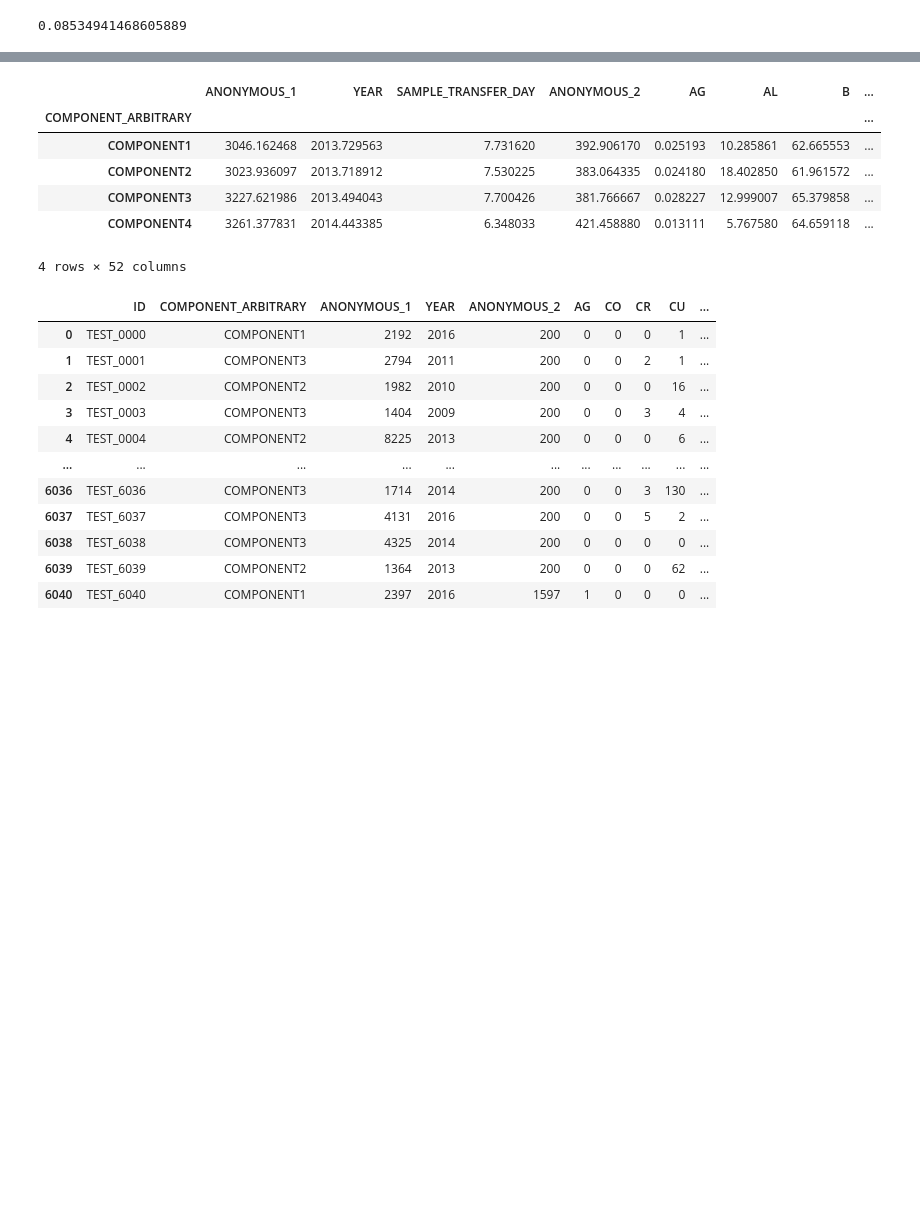
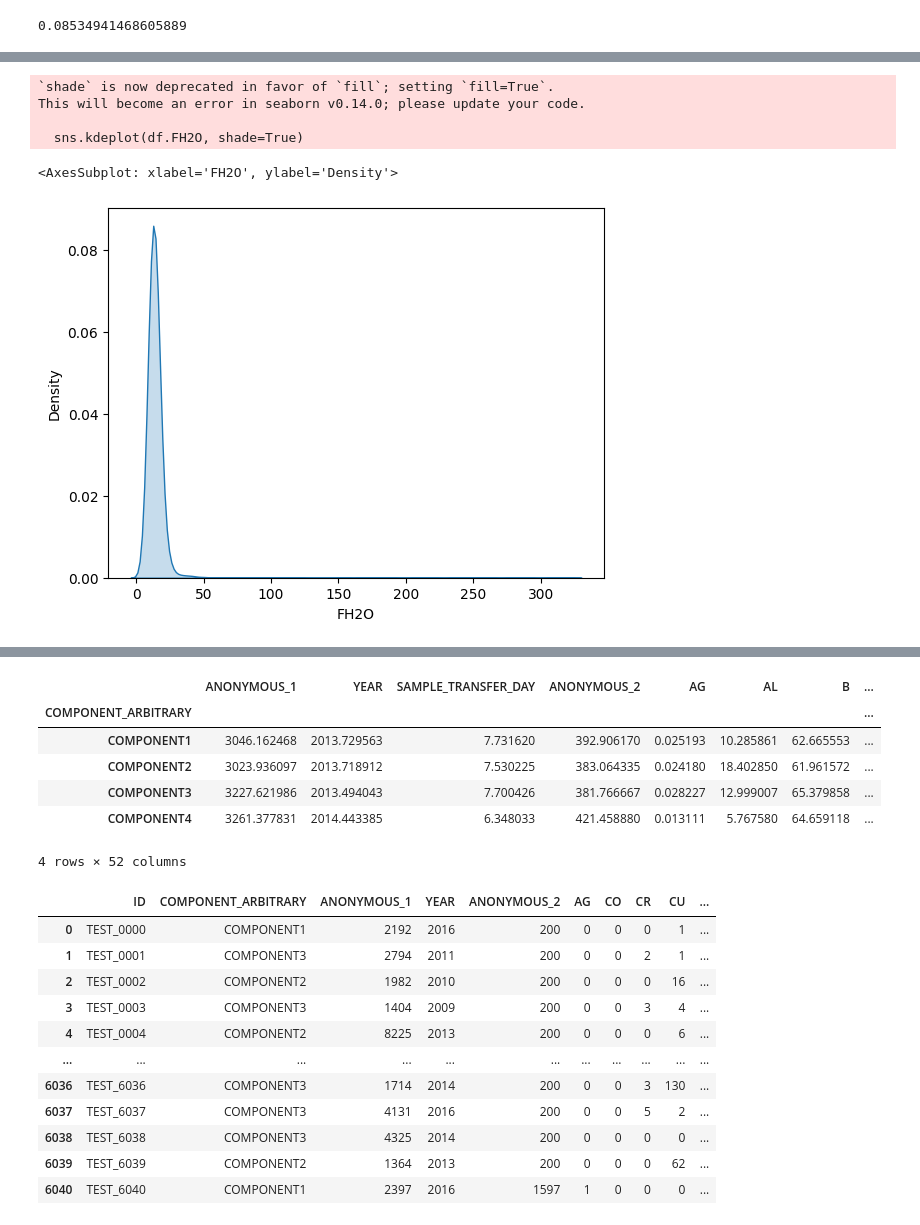
Before and after one commit to whatsasolo/Oil-status-classification-of-construction-machinery, a Jupyter notebook: main.ipynb, the cells around one changed output, grey strips where cells are left out. Saved outputs shown, nothing was run; the diff lists cells and outputs as text; code cells hidden in the pictures; blank space fills up the shorter version.

```diff
--- a/main.ipynb
+++ b/main.ipynb
@@ -62 +129,13 @@ df
+# %%
+# CD == 0
+df.CD = df.CD.fillna(0)
+# %%
+sns.kdeplot(df.FH2O, shade=True)
+# %% [output]
+`shade` is now deprecated in favor of `fill`; setting `fill=True`.
+This will become an error in seaborn v0.14.0; please update your code.
+
+  sns.kdeplot(df.FH2O, shade=True)
+<AxesSubplot: xlabel='FH2O', ylabel='Density'>
+[figure, added]
 # %%
```
Also changed, not shown: parts of 12 cells of this notebook.
